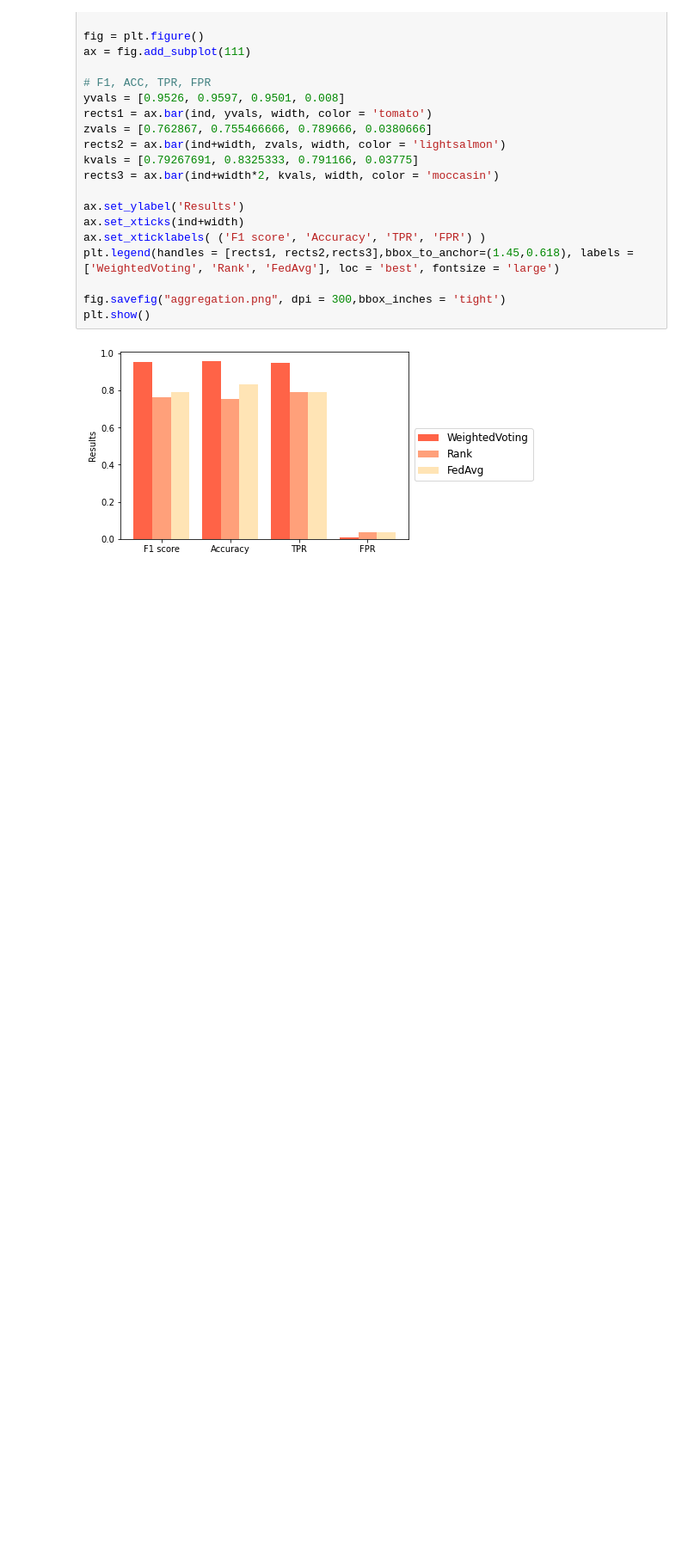
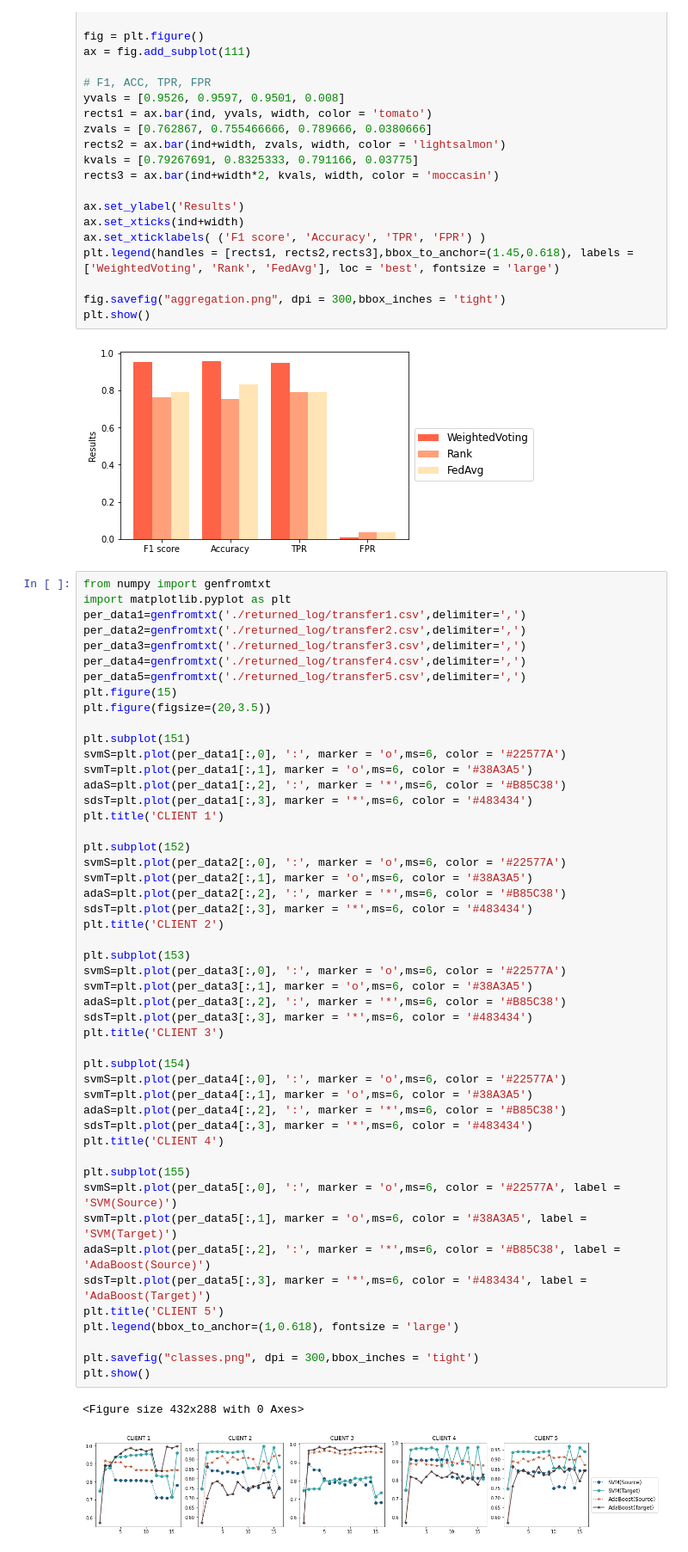
Before and after one commit to LaplaceZhang/FedTradaBoost, a Jupyter notebook: Plot.ipynb, the cells around one changed output. Shown at 86% size. Cells and saved outputs as stored; diff of their text form; blank space fills up the shorter version.

Commit message:
add plot for client 1 to 5

```diff
--- a/Plot.ipynb
+++ b/Plot.ipynb
@@ -156,3 +156,55 @@ fig.savefig("aggregation.png", dpi = 300,bbox_inches = 'tight')
 plt.show()
 # %% [output]
 [figure]
+# %%
+from numpy import genfromtxt
+import matplotlib.pyplot as plt
+per_data1=genfromtxt('./returned_log/transfer1.csv',delimiter=',')
+per_data2=genfromtxt('./returned_log/transfer2.csv',delimiter=',')
+per_data3=genfromtxt('./returned_log/transfer3.csv',delimiter=',')
+per_data4=genfromtxt('./returned_log/transfer4.csv',delimiter=',')
+per_data5=genfromtxt('./returned_log/transfer5.csv',delimiter=',')
+plt.figure(15)
+plt.figure(figsize=(20,3.5))
+
+plt.subplot(151)
+svmS=plt.plot(per_data1[:,0], ':', marker = 'o',ms=6, color = '#22577A')
+svmT=plt.plot(per_data1[:,1], marker = 'o',ms=6, color = '#38A3A5')
+adaS=plt.plot(per_data1[:,2], ':', marker = '*',ms=6, color = '#B85C38')
+sdsT=plt.plot(per_data1[:,3], marker = '*',ms=6, color = '#483434')
+plt.title('CLIENT 1')
+
+plt.subplot(152)
+svmS=plt.plot(per_data2[:,0], ':', marker = 'o',ms=6, color = '#22577A')
+svmT=plt.plot(per_data2[:,1], marker = 'o',ms=6, color = '#38A3A5')
+adaS=plt.plot(per_data2[:,2], ':', marker = '*',ms=6, color = '#B85C38')
+sdsT=plt.plot(per_data2[:,3], marker = '*',ms=6, color = '#483434')
+plt.title('CLIENT 2')
+
+plt.subplot(153)
+svmS=plt.plot(per_data3[:,0], ':', marker = 'o',ms=6, color = '#22577A')
+svmT=plt.plot(per_data3[:,1], marker = 'o',ms=6, color = '#38A3A5')
+adaS=plt.plot(per_data3[:,2], ':', marker = '*',ms=6, color = '#B85C38')
+sdsT=plt.plot(per_data3[:,3], marker = '*',ms=6, color = '#483434')
+plt.title('CLIENT 3')
+
+plt.subplot(154)
+svmS=plt.plot(per_data4[:,0], ':', marker = 'o',ms=6, color = '#22577A')
+svmT=plt.plot(per_data4[:,1], marker = 'o',ms=6, color = '#38A3A5')
+adaS=plt.plot(per_data4[:,2], ':', marker = '*',ms=6, color = '#B85C38')
+sdsT=plt.plot(per_data4[:,3], marker = '*',ms=6, color = '#483434')
+plt.title('CLIENT 4')
+
+plt.subplot(155)
+svmS=plt.plot(per_data5[:,0], ':', marker = 'o',ms=6, color = '#22577A', label = 'SVM(Source)')
+svmT=plt.plot(per_data5[:,1], marker = 'o',ms=6, color = '#38A3A5', label = 'SVM(Target)')
+adaS=plt.plot(per_data5[:,2], ':', marker = '*',ms=6, color = '#B85C38', label = 'AdaBoost(Source)')
+sdsT=plt.plot(per_data5[:,3], marker = '*',ms=6, color = '#483434', label = 'AdaBoost(Target)')
+plt.title('CLIENT 5')
+plt.legend(bbox_to_anchor=(1,0.618), fontsize = 'large')
+
+plt.savefig("classes.png", dpi = 300,bbox_inches = 'tight')
+plt.show()
+# %% [output]
+<Figure size 432x288 with 0 Axes>
+[figure, added]
```
